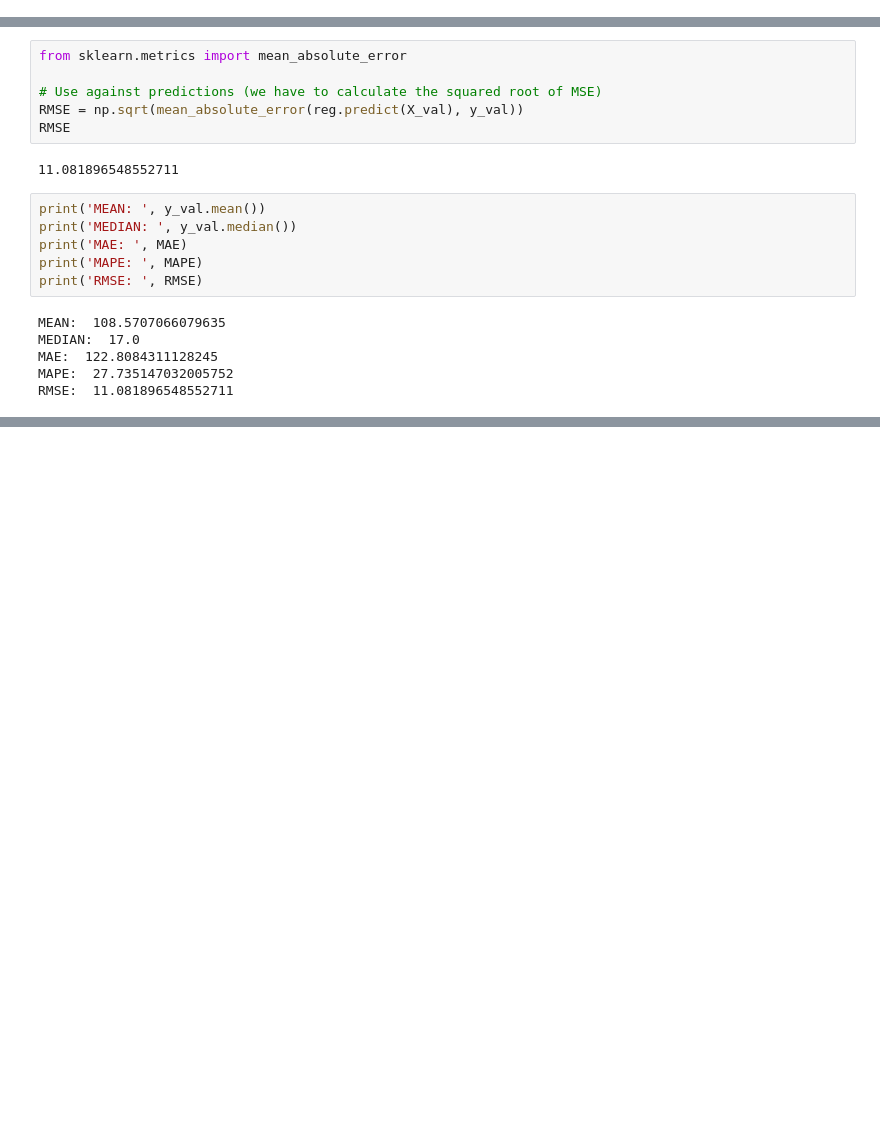
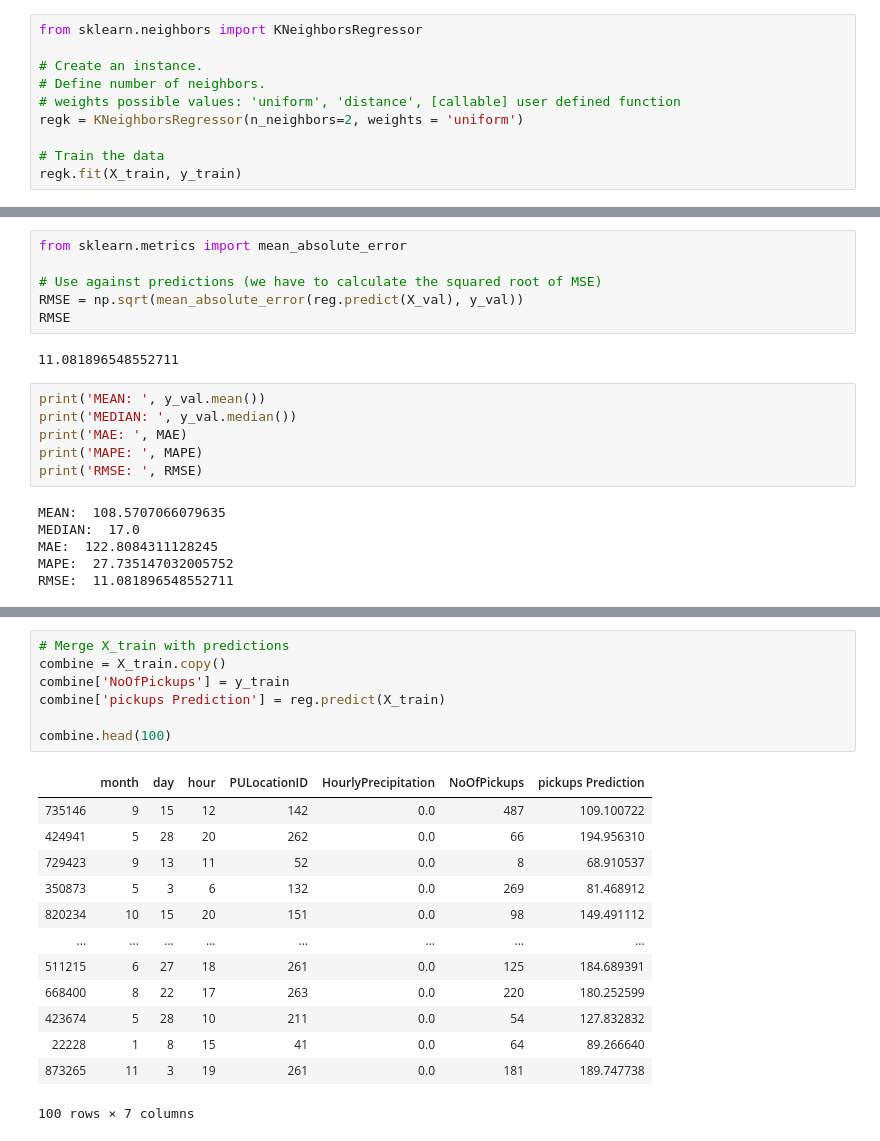
Before and after one commit to angelrps/MasterDataScience_FinalProject, a Jupyter notebook: notebooks/Modelling_01.ipynb, the cells around one changed output, grey strips where cells are left out. Cells and saved outputs as stored; diff of their text form; blank space fills up the shorter version.

```diff
--- a/notebooks/Modelling_01.ipynb
+++ b/notebooks/Modelling_01.ipynb
@@ -176,0 +217,10 @@ array([100.39135667,  20.57748787,  25.66819092, ...,  73.66050016,
+# %%
+from sklearn.neighbors import KNeighborsRegressor
+
+# Create an instance.
+# Define number of neighbors.
+# weights possible values: 'uniform', 'distance', [callable] user defined function
+regk = KNeighborsRegressor(n_neighbors=2, weights = 'uniform')
+
+# Train the data
+regk.fit(X_train, y_train)
@@ -227,0 +310,21 @@ RMSE:  11.081896548552711
+# %%
+# Merge X_train with predictions
+combine = X_train.copy()
+combine['NoOfPickups'] = y_train
+combine['pickups Prediction'] = reg.predict(X_train)
+
+combine.head(100)
+# %% [output]
+|  | month | day | hour | PULocationID | HourlyPrecipitation | NoOfPickups | pickups Prediction |
+| 735146 | 9 | 15 | 12 | 142 | 0.0 | 487 | 109.100722 |
+| 424941 | 5 | 28 | 20 | 262 | 0.0 | 66 | 194.956310 |
+| 729423 | 9 | 13 | 11 | 52 | 0.0 | 8 | 68.910537 |
+| 350873 | 5 | 3 | 6 | 132 | 0.0 | 269 | 81.468912 |
+| 820234 | 10 | 15 | 20 | 151 | 0.0 | 98 | 149.491112 |
+| ... | ... | ... | ... | ... | ... | ... | ... |
+| 511215 | 6 | 27 | 18 | 261 | 0.0 | 125 | 184.689391 |
+| 668400 | 8 | 22 | 17 | 263 | 0.0 | 220 | 180.252599 |
+| 423674 | 5 | 28 | 10 | 211 | 0.0 | 54 | 127.832832 |
+| 22228 | 1 | 8 | 15 | 41 | 0.0 | 64 | 89.266640 |
+| 873265 | 11 | 3 | 19 | 261 | 0.0 | 181 | 189.747738 |
+100 rows × 7 columns
```
Also changed, not shown: parts of 16 cells of this notebook.
